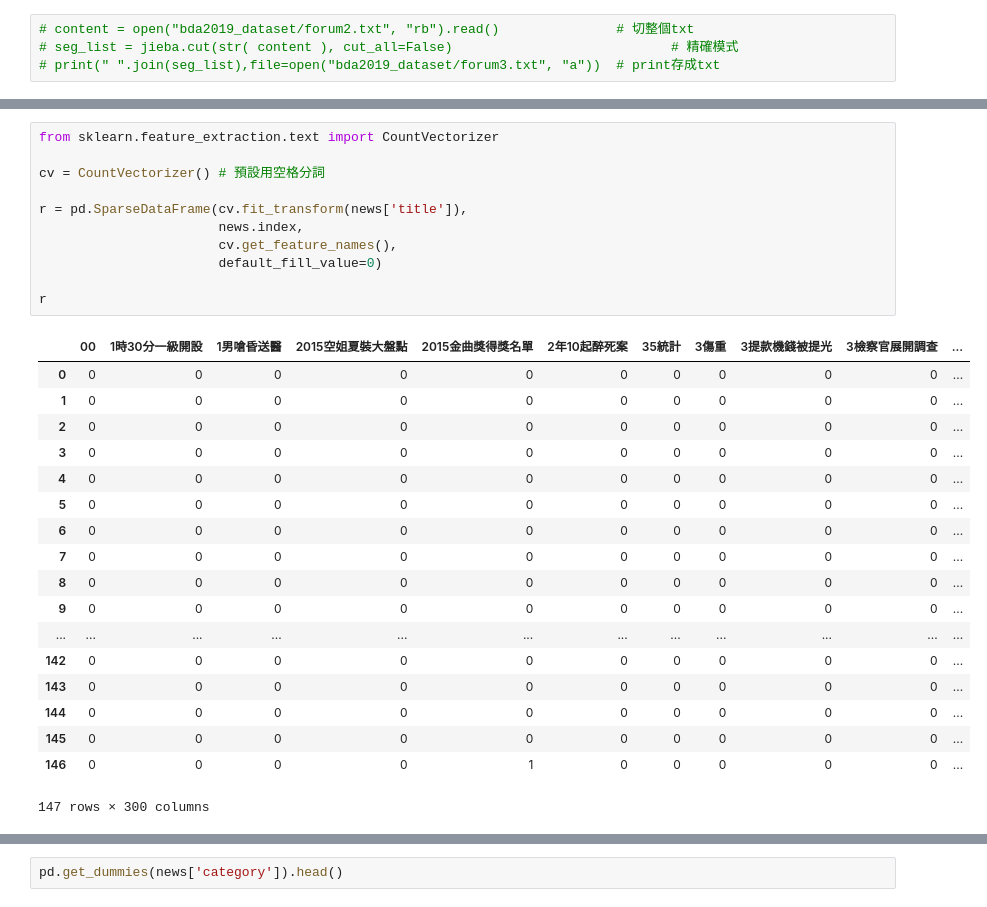
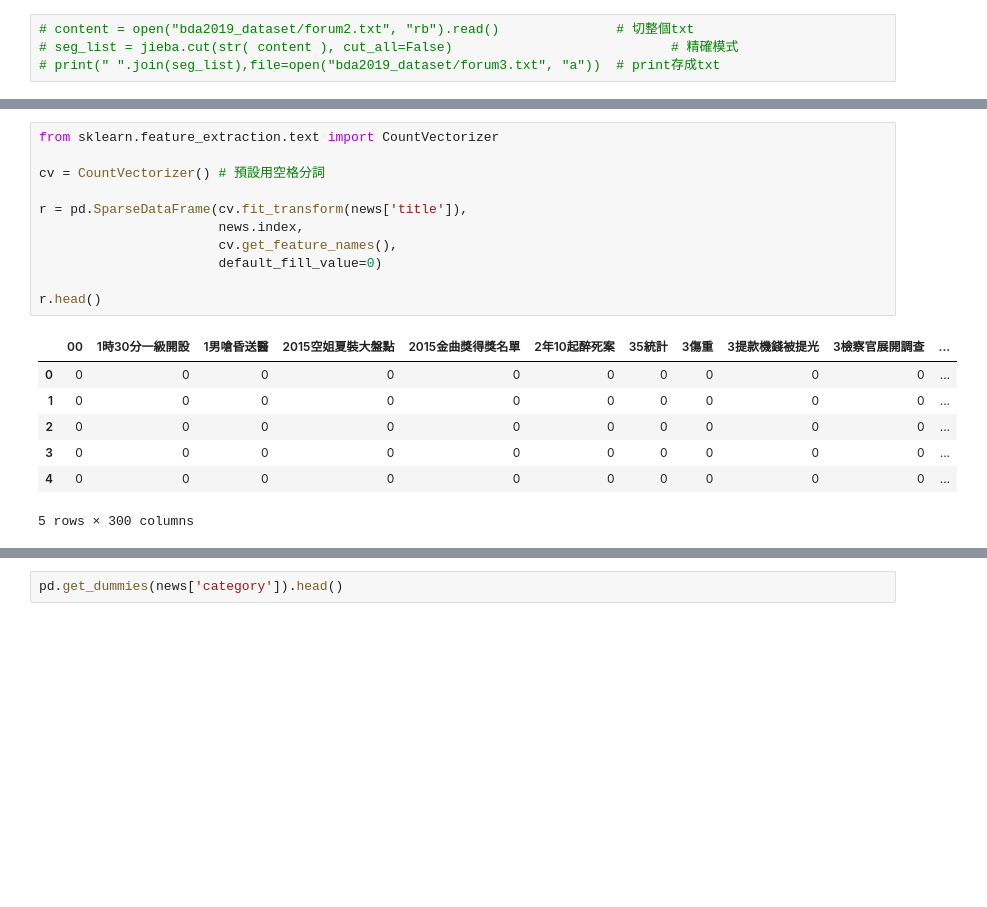
Before and after one commit to roccqqck/stock_eland, a Jupyter notebook: pandas.jieba.test.ipynb, the cells around one changed output, grey strips where cells are left out. Saved outputs shown, nothing was run; the diff lists cells and outputs as text; blank space fills up the shorter version.

```diff
--- a/pandas.jieba.test.ipynb
+++ b/pandas.jieba.test.ipynb
@@ -149,30 +137,19 @@ news.head(10)
 # %%
 from sklearn.feature_extraction.text import CountVectorizer
 
 cv = CountVectorizer() # 預設用空格分詞
 
 r = pd.SparseDataFrame(cv.fit_transform(news['title']),
                        news.index,
                        cv.get_feature_names(),
                        default_fill_value=0)
 
-r
+r.head()
 # %% [output]
 |  | 00 | 1時30分一級開設 | 1男嗆昏送醫 | 2015空姐夏裝大盤點 | 2015金曲獎得獎名單 | 2年10起醉死案 | 35統計 | 3傷重 | 3提款機錢被提光 | 3檢察官展開調查 | ... |
 | 0 | 0 | 0 | 0 | 0 | 0 | 0 | 0 | 0 | 0 | 0 | ... |
 | 1 | 0 | 0 | 0 | 0 | 0 | 0 | 0 | 0 | 0 | 0 | ... |
 | 2 | 0 | 0 | 0 | 0 | 0 | 0 | 0 | 0 | 0 | 0 | ... |
 | 3 | 0 | 0 | 0 | 0 | 0 | 0 | 0 | 0 | 0 | 0 | ... |
 | 4 | 0 | 0 | 0 | 0 | 0 | 0 | 0 | 0 | 0 | 0 | ... |
-| 5 | 0 | 0 | 0 | 0 | 0 | 0 | 0 | 0 | 0 | 0 | ... |
-| 6 | 0 | 0 | 0 | 0 | 0 | 0 | 0 | 0 | 0 | 0 | ... |
-| 7 | 0 | 0 | 0 | 0 | 0 | 0 | 0 | 0 | 0 | 0 | ... |
-| 8 | 0 | 0 | 0 | 0 | 0 | 0 | 0 | 0 | 0 | 0 | ... |
-| 9 | 0 | 0 | 0 | 0 | 0 | 0 | 0 | 0 | 0 | 0 | ... |
-| ... | ... | ... | ... | ... | ... | ... | ... | ... | ... | ... | ... |
-| 142 | 0 | 0 | 0 | 0 | 0 | 0 | 0 | 0 | 0 | 0 | ... |
-| 143 | 0 | 0 | 0 | 0 | 0 | 0 | 0 | 0 | 0 | 0 | ... |
-| 144 | 0 | 0 | 0 | 0 | 0 | 0 | 0 | 0 | 0 | 0 | ... |
-| 145 | 0 | 0 | 0 | 0 | 0 | 0 | 0 | 0 | 0 | 0 | ... |
-| 146 | 0 | 0 | 0 | 0 | 1 | 0 | 0 | 0 | 0 | 0 | ... |
-147 rows × 300 columns
+5 rows × 300 columns
```
Also changed, not shown: parts of 3 cells of this notebook.
